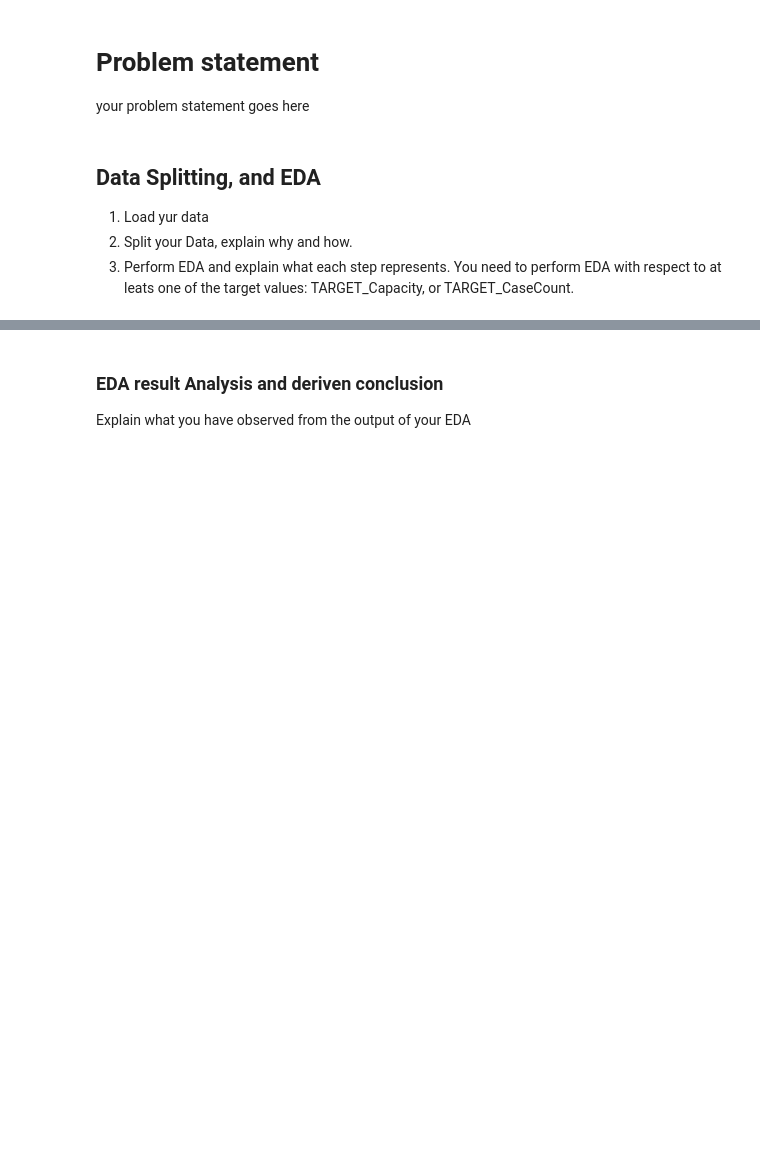
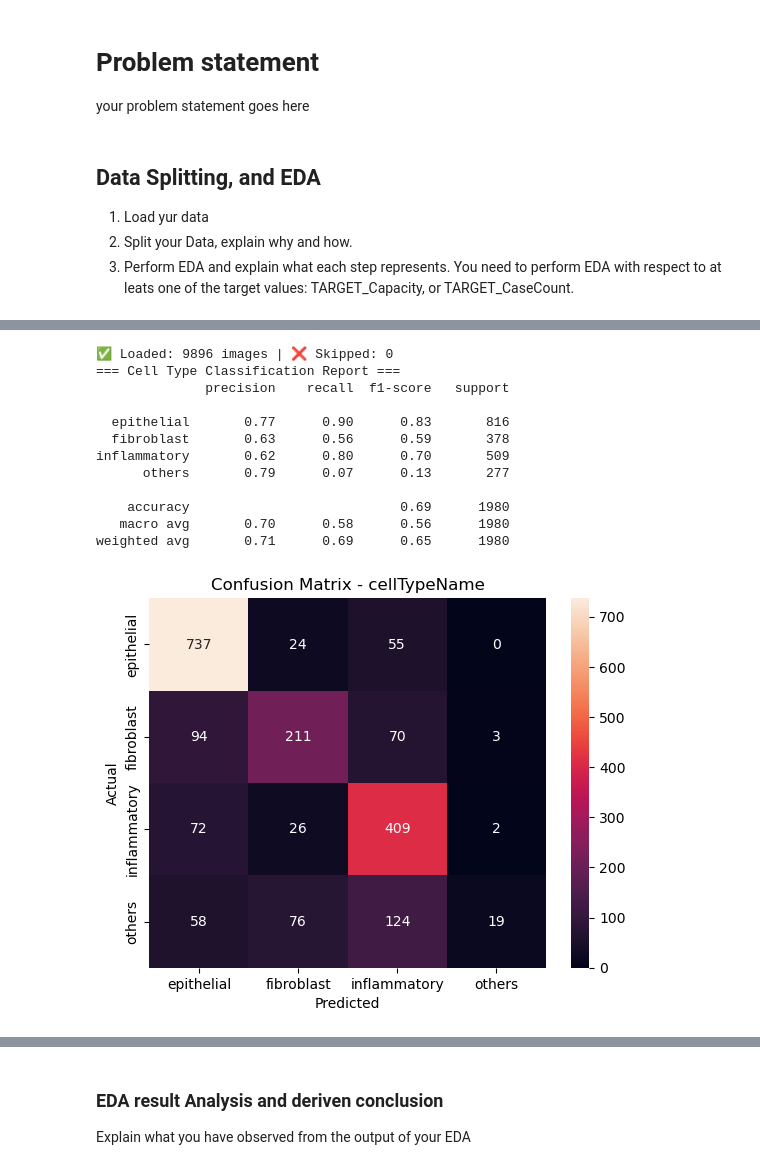
Before and after one commit to aryabad/ML_A2, a Jupyter notebook: Template2_UG_RENAME_to_your_student_number.ipynb, the cells around one changed output, grey strips where cells are left out. Drawn from its saved outputs; the diff is of its cells as text; code cells hidden in the pictures; blank space fills up the shorter version.

```diff
--- a/Template2_UG_RENAME_to_your_student_number.ipynb
+++ b/Template2_UG_RENAME_to_your_student_number.ipynb
@@ -23,0 +106,35 @@ import numpy as np
+# %%
+X_type, y_type = load_images(main_data, label_col='cellTypeName')
+
+le = LabelEncoder()
+y_type_enc = le.fit_transform(y_type)
+
+X_train_t, X_test_t, y_train_t, y_test_t = train_test_split(X_type, y_type_enc, test_size=0.2, stratify=y_type_enc)
+
+model_type = RandomForestClassifier(n_estimators=100, random_state=42)
+model_type.fit(X_train_t, y_train_t)
+y_pred_t = model_type.predict(X_test_t)
+
+print("=== Cell Type Classification Report ===")
+print(classification_report(y_test_t, y_pred_t, target_names=le.classes_))
+
+sns.heatmap(confusion_matrix(y_test_t, y_pred_t), annot=True, fmt='d',
+            xticklabels=le.classes_, yticklabels=le.classes_)
+plt.title("Confusion Matrix - cellTypeName")
+plt.xlabel("Predicted")
+plt.ylabel("Actual")
+plt.show()
+# %% [output]
+✅ Loaded: 9896 images | ❌ Skipped: 0
+=== Cell Type Classification Report ===
+              precision    recall  f1-score   support
+
+  epithelial       0.77      0.90      0.83       816
+  fibroblast       0.63      0.56      0.59       378
+inflammatory       0.62      0.80      0.70       509
+      others       0.79      0.07      0.13       277
+
+    accuracy                           0.69      1980
+   macro avg       0.70      0.58      0.56      1980
+weighted avg       0.71      0.69      0.65      1980
+[figure, added]
```
Also changed, not shown: parts of 12 cells of this notebook.
